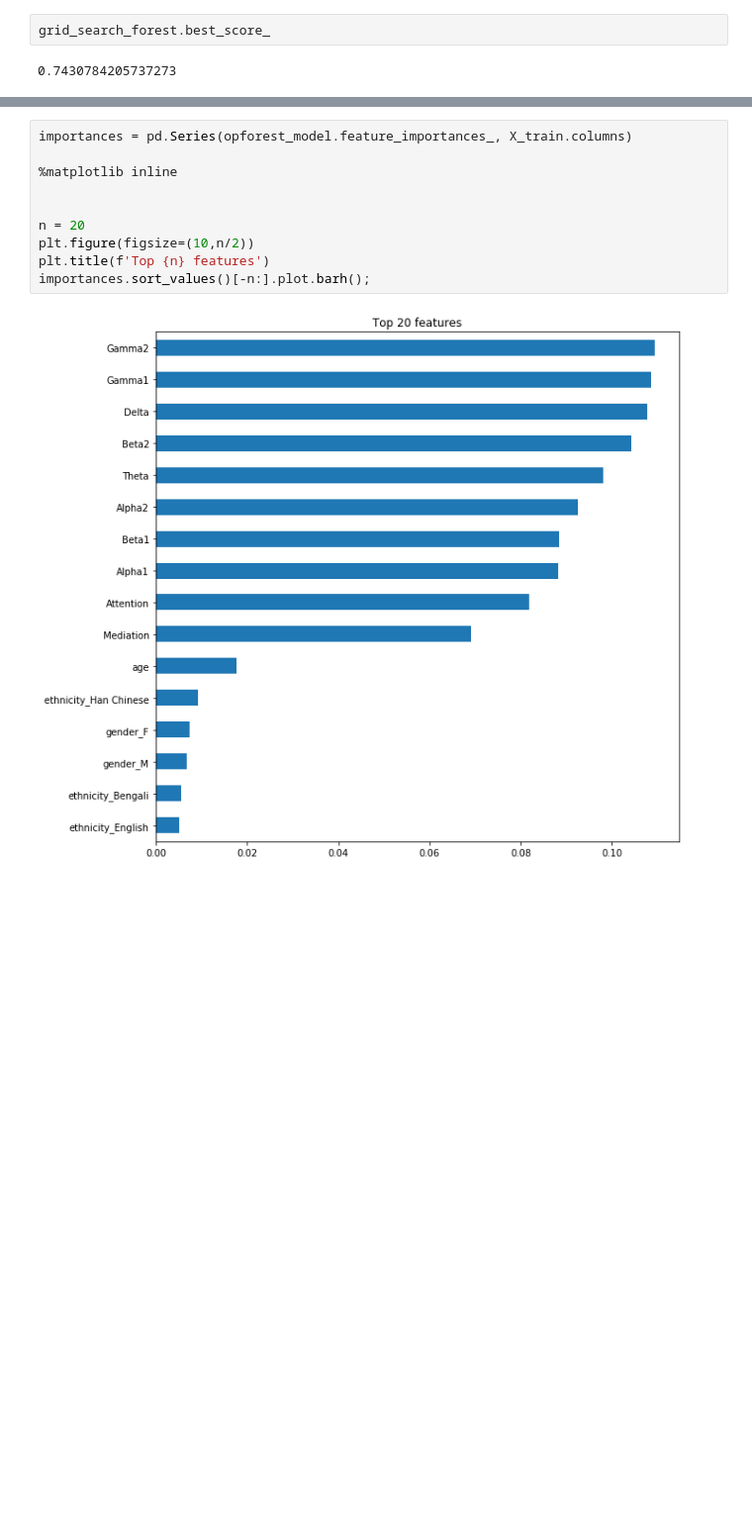
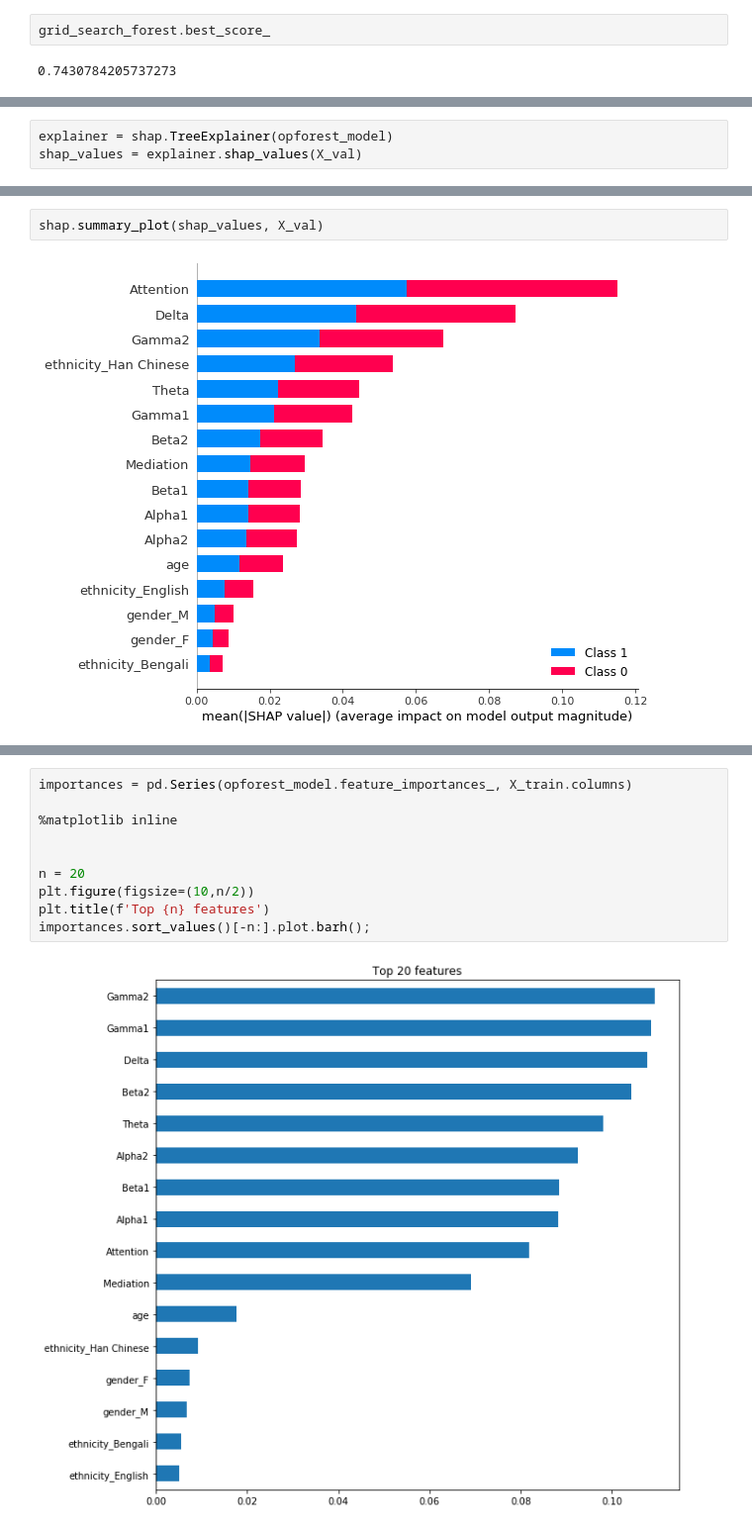
Before and after one commit to sanha-hwang/EEG_project, a Jupyter notebook: Project_EEG.ipynb, the cells around one changed output, grey strips where cells are left out. Shown at 99% size. Cells and saved outputs as stored; diff of their text form; blank space fills up the shorter version.

```diff
--- a/Project_EEG.ipynb
+++ b/Project_EEG.ipynb
@@ -371,0 +403,3 @@ weighted avg       0.69      0.69      0.69      2050
+# %%
+explainer = shap.TreeExplainer(opforest_model)
+shap_values = explainer.shap_values(X_val)
@@ -371,0 +420,4 @@ weighted avg       0.69      0.69      0.69      2050
+# %%
+shap.summary_plot(shap_values, X_val)
+# %% [output]
+[figure, added]
```
Also changed, not shown: parts of 19 cells of this notebook.
